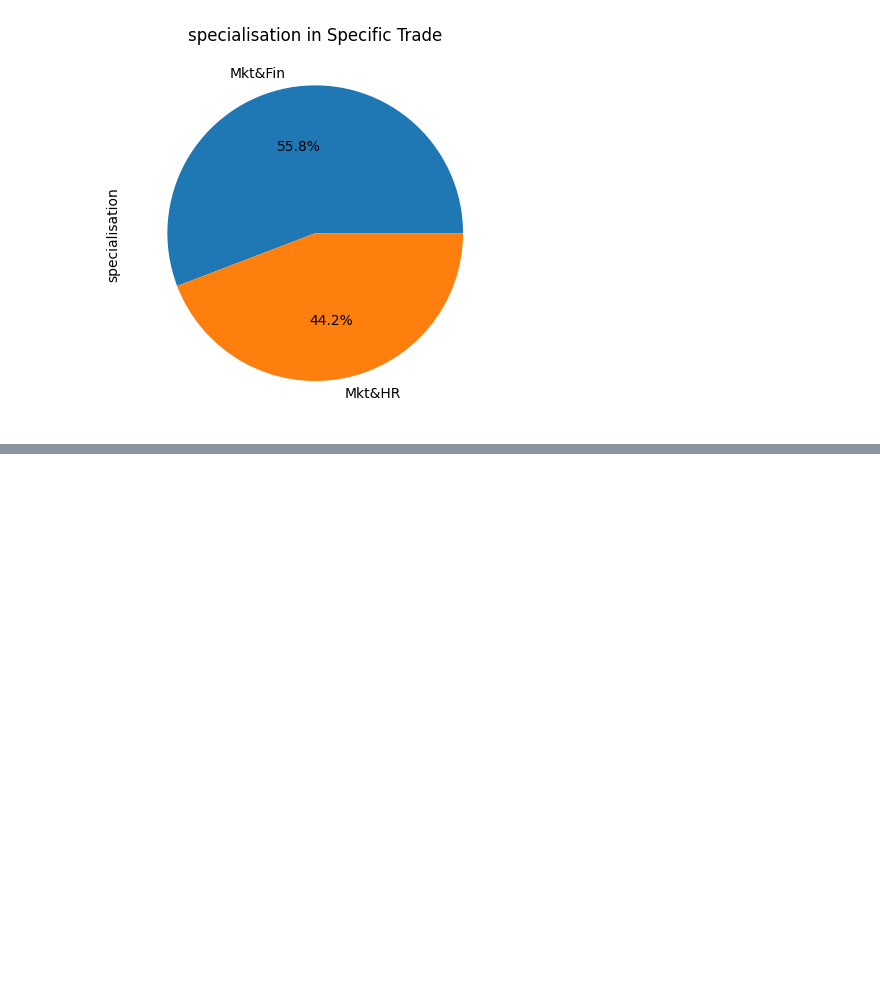
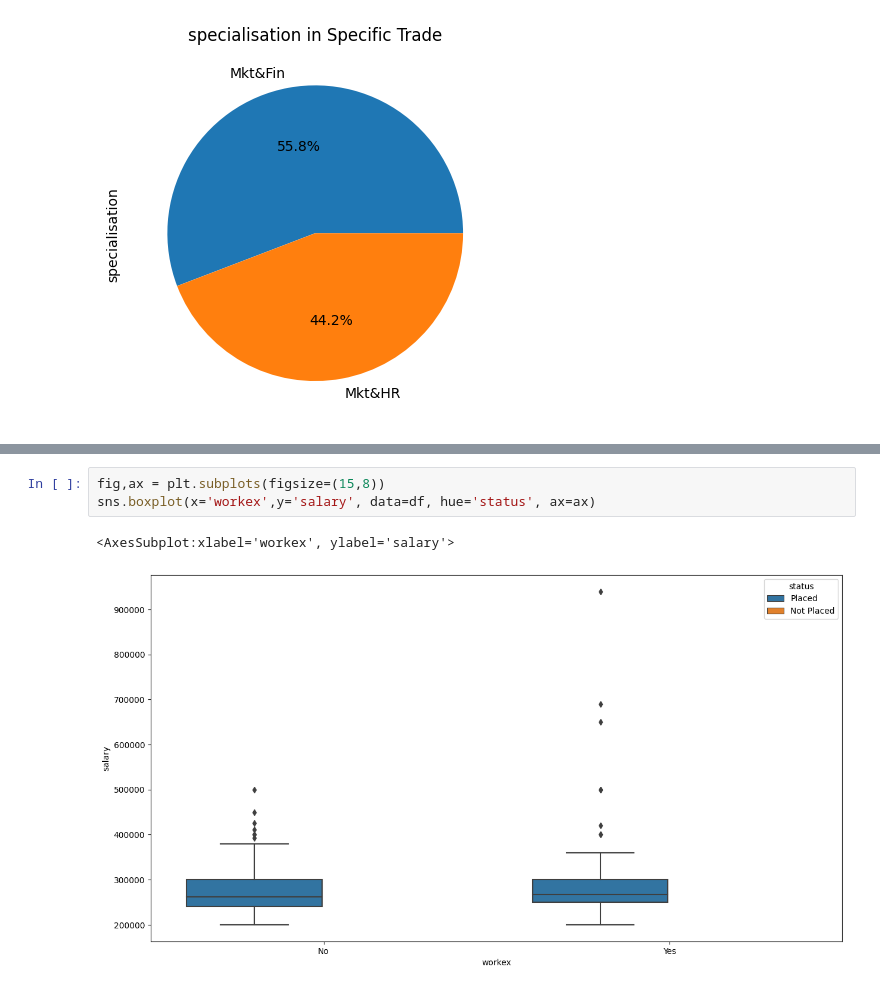
Before and after one commit to AnukulSri/Data-Analysis, a Jupyter notebook: Placement_analysis/analysis.ipynb, the cells around one changed output, grey strips where cells are left out. Drawn from its saved outputs; the diff is of its cells as text; blank space fills up the shorter version.

```diff
--- a/Placement_analysis/analysis.ipynb
+++ b/Placement_analysis/analysis.ipynb
@@ -146,0 +196,6 @@ df.groupby('specialisation')['specialisation'].count().plot(title='specialisatio
+# %%
+fig,ax = plt.subplots(figsize=(15,8))
+sns.boxplot(x='workex',y='salary', data=df, hue='status', ax=ax)
+# %% [output]
+<AxesSubplot:xlabel='workex', ylabel='salary'>
+[figure, added]
```
Also changed, not shown: parts of 12 cells of this notebook.
